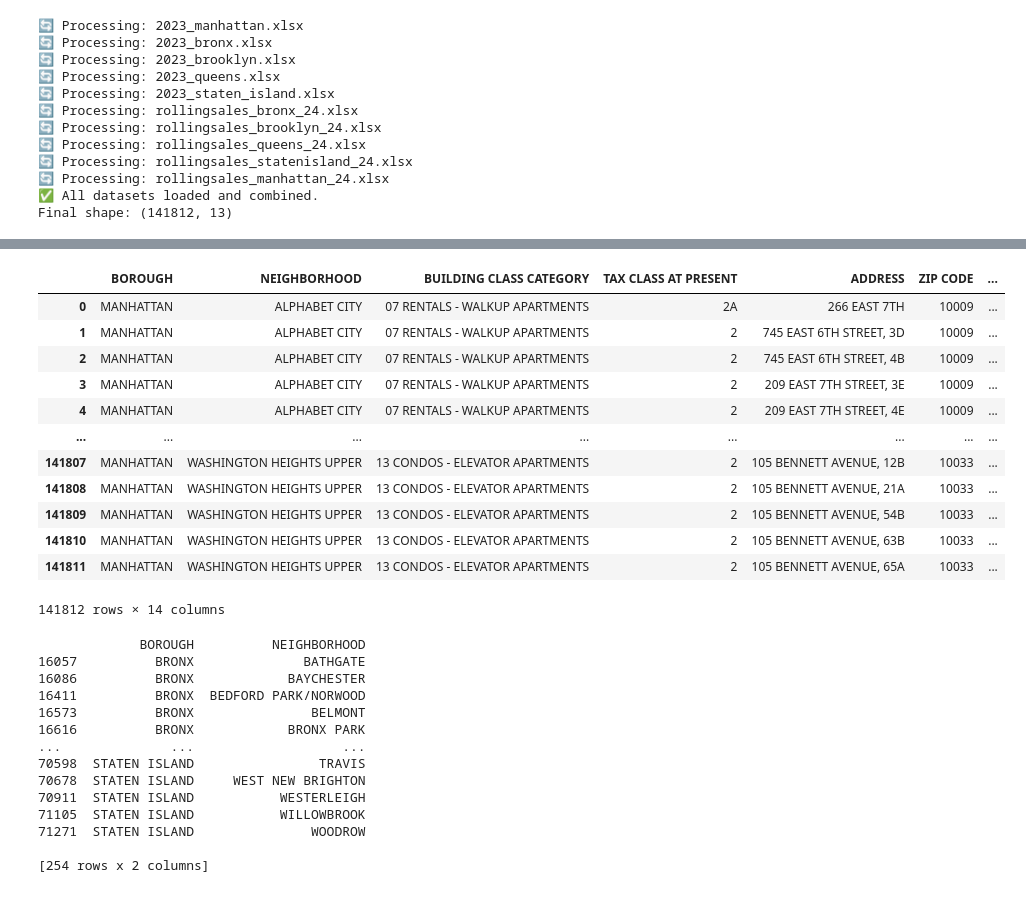
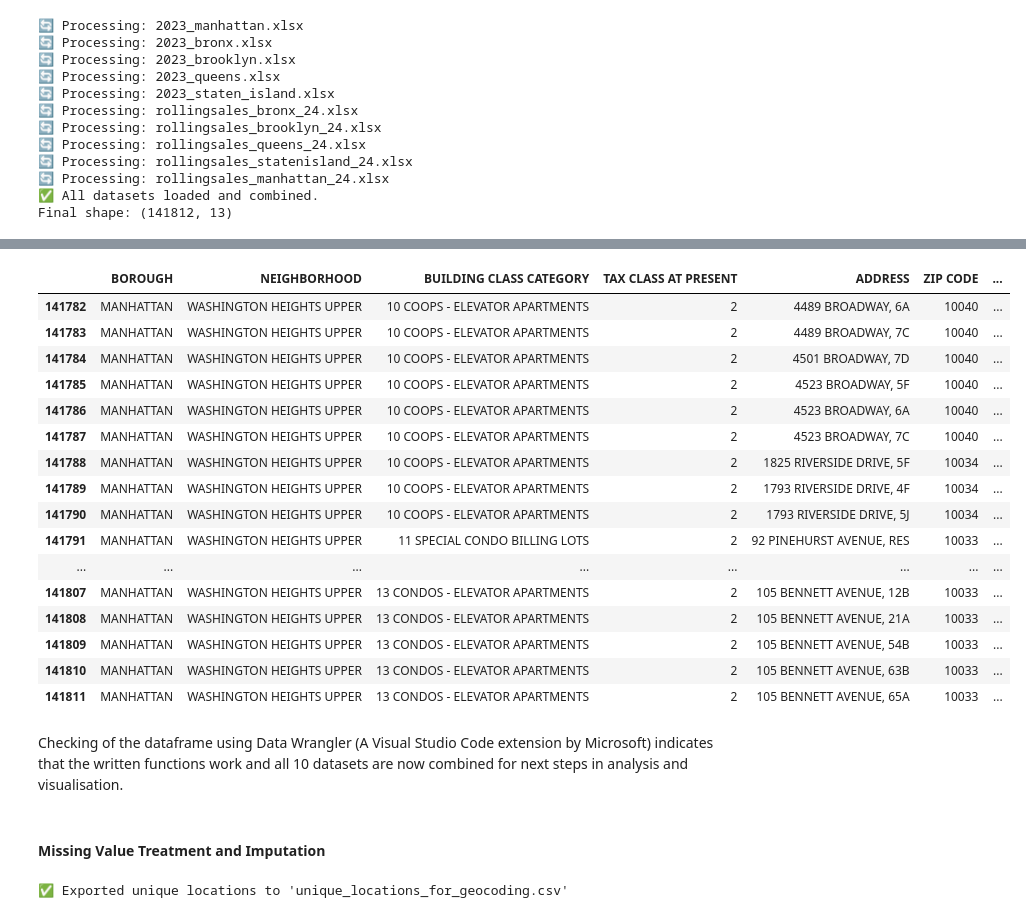
Before and after one commit to xunchiasg/NYC_Property_Sales, a Jupyter notebook: NYC_Property_Notebook.ipynb, the cells around one changed output, grey strips where cells are left out. Saved outputs shown, nothing was run; the diff lists cells and outputs as text; code cells hidden in the pictures.

```diff
--- a/NYC_Property_Notebook.ipynb
+++ b/NYC_Property_Notebook.ipynb
@@ -300,40 +303,39 @@ memory usage: 16.1+ MB
 # %%
-combined_df
+# Combined dataframe to be used for analysis and visualization
+# Displaying the last 30 rows of the combined dataframe to check the data, particularly for prescence of 2024 data
+combined_df.tail(30)
 # %% [output]
 |  | BOROUGH | NEIGHBORHOOD | BUILDING CLASS CATEGORY | TAX CLASS AT PRESENT | ADDRESS | ZIP CODE | ... |
-| 0 | MANHATTAN | ALPHABET CITY | 07 RENTALS - WALKUP APARTMENTS | 2A | 266 EAST 7TH | 10009 | ... |
-| 1 | MANHATTAN | ALPHABET CITY | 07 RENTALS - WALKUP APARTMENTS | 2 | 745 EAST 6TH STREET, 3D | 10009 | ... |
-| 2 | MANHATTAN | ALPHABET CITY | 07 RENTALS - WALKUP APARTMENTS | 2 | 745 EAST 6TH STREET, 4B | 10009 | ... |
-| 3 | MANHATTAN | ALPHABET CITY | 07 RENTALS - WALKUP APARTMENTS | 2 | 209 EAST 7TH STREET, 3E | 10009 | ... |
-| 4 | MANHATTAN | ALPHABET CITY | 07 RENTALS - WALKUP APARTMENTS | 2 | 209 EAST 7TH STREET, 4E | 10009 | ... |
+| 141782 | MANHATTAN | WASHINGTON HEIGHTS UPPER | 10 COOPS - ELEVATOR APARTMENTS | 2 | 4489 BROADWAY, 6A | 10040 | ... |
+| 141783 | MANHATTAN | WASHINGTON HEIGHTS UPPER | 10 COOPS - ELEVATOR APARTMENTS | 2 | 4489 BROADWAY, 7C | 10040 | ... |
+| 141784 | MANHATTAN | WASHINGTON HEIGHTS UPPER | 10 COOPS - ELEVATOR APARTMENTS | 2 | 4501 BROADWAY, 7D | 10040 | ... |
+| 141785 | MANHATTAN | WASHINGTON HEIGHTS UPPER | 10 COOPS - ELEVATOR APARTMENTS | 2 | 4523 BROADWAY, 5F | 10040 | ... |
+| 141786 | MANHATTAN | WASHINGTON HEIGHTS UPPER | 10 COOPS - ELEVATOR APARTMENTS | 2 | 4523 BROADWAY, 6A | 10040 | ... |
+| 141787 | MANHATTAN | WASHINGTON HEIGHTS UPPER | 10 COOPS - ELEVATOR APARTMENTS | 2 | 4523 BROADWAY, 7C | 10040 | ... |
+| 141788 | MANHATTAN | WASHINGTON HEIGHTS UPPER | 10 COOPS - ELEVATOR APARTMENTS | 2 | 1825 RIVERSIDE DRIVE, 5F | 10034 | ... |
+| 141789 | MANHATTAN | WASHINGTON HEIGHTS UPPER | 10 COOPS - ELEVATOR APARTMENTS | 2 | 1793 RIVERSIDE DRIVE, 4F | 10034 | ... |
+| 141790 | MANHATTAN | WASHINGTON HEIGHTS UPPER | 10 COOPS - ELEVATOR APARTMENTS | 2 | 1793 RIVERSIDE DRIVE, 5J | 10034 | ... |
+| 141791 | MANHATTAN | WASHINGTON HEIGHTS UPPER | 11 SPECIAL CONDO BILLING LOTS | 2 | 92 PINEHURST AVENUE, RES | 10033 | ... |
 | ... | ... | ... | ... | ... | ... | ... | ... |
 | 141807 | MANHATTAN | WASHINGTON HEIGHTS UPPER | 13 CONDOS - ELEVATOR APARTMENTS | 2 | 105 BENNETT AVENUE, 12B | 10033 | ... |
 | 141808 | MANHATTAN | WASHINGTON HEIGHTS UPPER | 13 CONDOS - ELEVATOR APARTMENTS | 2 | 105 BENNETT AVENUE, 21A | 10033 | ... |
 | 141809 | MANHATTAN | WASHINGTON HEIGHTS UPPER | 13 CONDOS - ELEVATOR APARTMENTS | 2 | 105 BENNETT AVENUE, 54B | 10033 | ... |
 | 141810 | MANHATTAN | WASHINGTON HEIGHTS UPPER | 13 CONDOS - ELEVATOR APARTMENTS | 2 | 105 BENNETT AVENUE, 63B | 10033 | ... |
 | 141811 | MANHATTAN | WASHINGTON HEIGHTS UPPER | 13 CONDOS - ELEVATOR APARTMENTS | 2 | 105 BENNETT AVENUE, 65A | 10033 | ... |
-141812 rows × 14 columns
+# %% [markdown]
+Checking of the dataframe using Data Wrangler (A Visual Studio Code extension by Microsoft) indicates that the written functions work and all 10 datasets are now combined for next steps in analysis and visualisation.
+# %% [markdown]
+#### Missing Value Treatment and Imputation
 # %%
-# Get unique combinations of BOROUGH and NEIGHBORHOOD
-unique_neighborhoods = combined_df[['BOROUGH', 'NEIGHBORHOOD']].drop_duplicates()
+# Select the relevant columns (note the correct column name for ZIP CODE)
+columns_to_export = ['BOROUGH', 'NEIGHBORHOOD']
 
-# Sort the values by BOROUGH and NEIGHBORHOOD
-unique_neighborhoods_sorted = unique_neighborhoods.sort_values(by=['BOROUGH', 'NEIGHBORHOOD'])
+# Drop duplicates to keep only unique combinations
+unique_locations = combined_df[columns_to_export].drop_duplicates()
 
-# Display the result
-print(unique_neighborhoods_sorted)
+# Save to CSV
+unique_locations.to_csv('unique_locations_for_geocoding.csv', index=False)
+
+print("✅ Exported unique locations to 'unique_locations_for_geocoding.csv'")
 # %% [output]
-             BOROUGH          NEIGHBORHOOD
-16057          BRONX              BATHGATE
-16086          BRONX            BAYCHESTER
-16411          BRONX  BEDFORD PARK/NORWOOD
-16573          BRONX               BELMONT
-16616          BRONX            BRONX PARK
-...              ...                   ...
-70598  STATEN ISLAND                TRAVIS
-70678  STATEN ISLAND     WEST NEW BRIGHTON
-70911  STATEN ISLAND           WESTERLEIGH
-71105  STATEN ISLAND           WILLOWBROOK
-71271  STATEN ISLAND               WOODROW
-
-[254 rows x 2 columns]
+✅ Exported unique locations to 'unique_locations_for_geocoding.csv'
```
Also changed, not shown: parts of 9 cells of this notebook, 1 other file.
